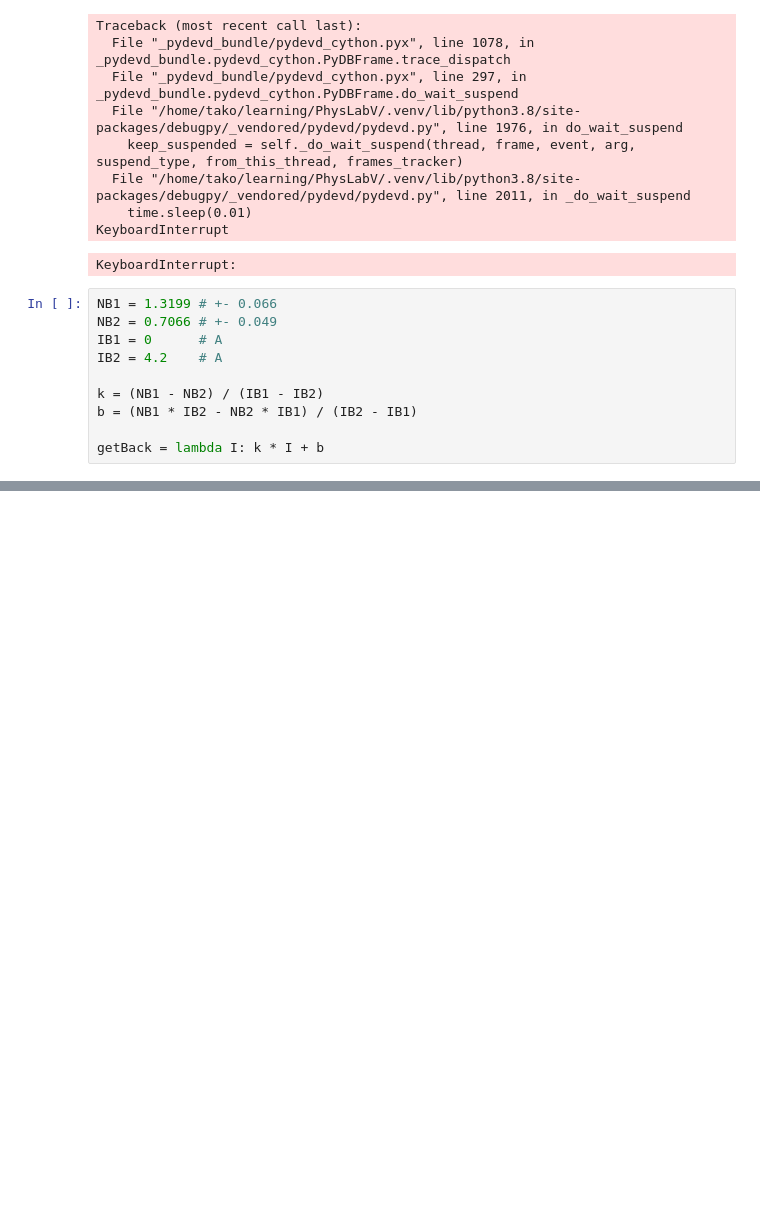
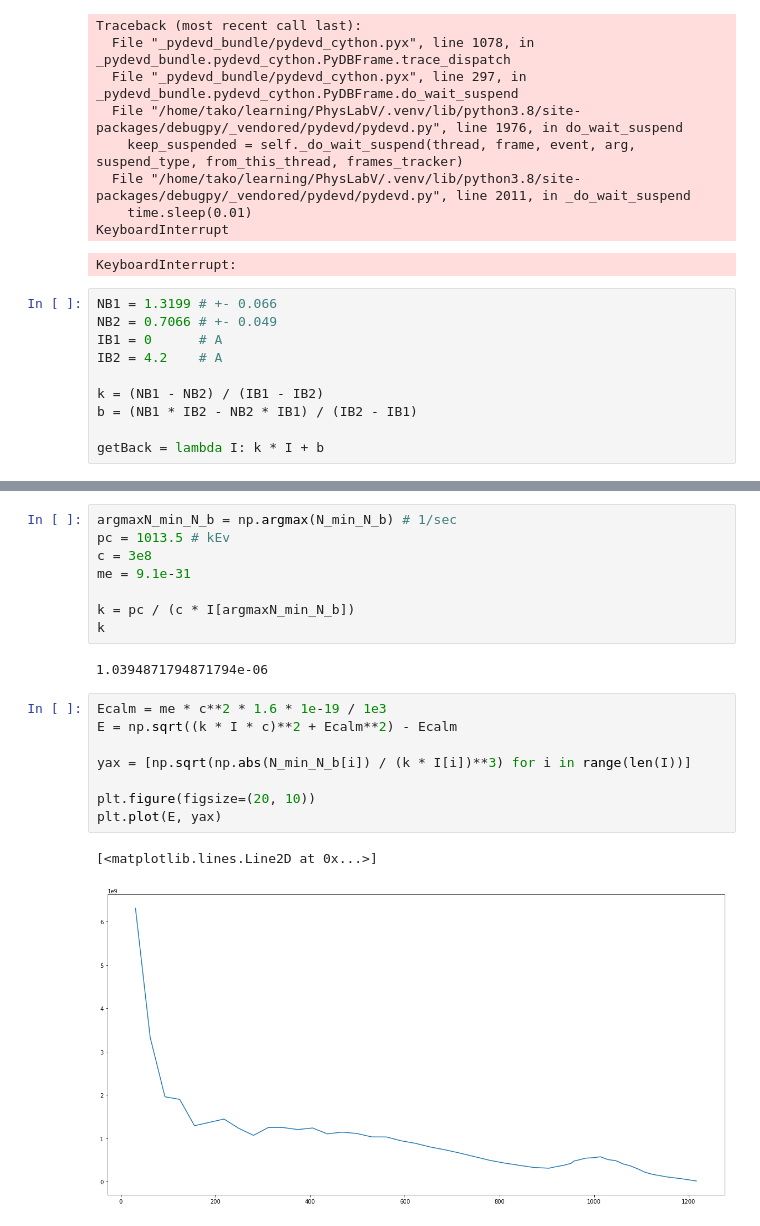
Before and after one commit to 106-inc/PhysLabV, a Jupyter notebook: 4.2/main.ipynb, the cells around one changed output, grey strips where cells are left out. Cells and saved outputs as stored; diff of their text form; blank space fills up the shorter version.

```diff
--- a/4.2/main.ipynb
+++ b/4.2/main.ipynb
@@ -71,3 +67,24 @@ plt.errorbar(I, N_min_N_b, sigmaN_min_N_b, ierr, marker='.', ls='')
 # %% [output]
 <ErrorbarContainer object of 3 artists>
 [figure]
+# %%
+argmaxN_min_N_b = np.argmax(N_min_N_b) # 1/sec
+pc = 1013.5 # kEv
+c = 3e8
+me = 9.1e-31
+
+k = pc / (c * I[argmaxN_min_N_b])
+k
+# %% [output]
+1.0394871794871794e-06
+# %%
+Ecalm = me * c**2 * 1.6 * 1e-19 / 1e3
+E = np.sqrt((k * I * c)**2 + Ecalm**2) - Ecalm
+
+yax = [np.sqrt(np.abs(N_min_N_b[i]) / (k * I[i])**3) for i in range(len(I))]
+
+plt.figure(figsize=(20, 10))
+plt.plot(E, yax)
+# %% [output]
+[<matplotlib.lines.Line2D at 0x...>]
+[figure, added]
```
Also changed, not shown: parts of 2 cells of this notebook.
